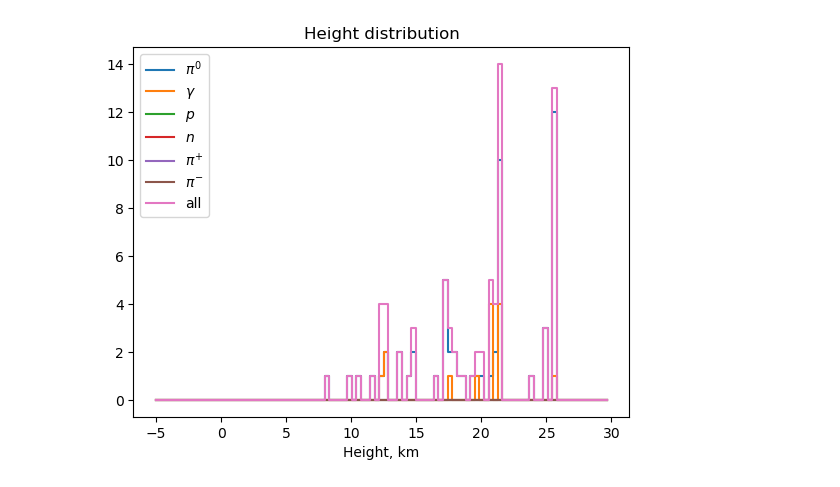
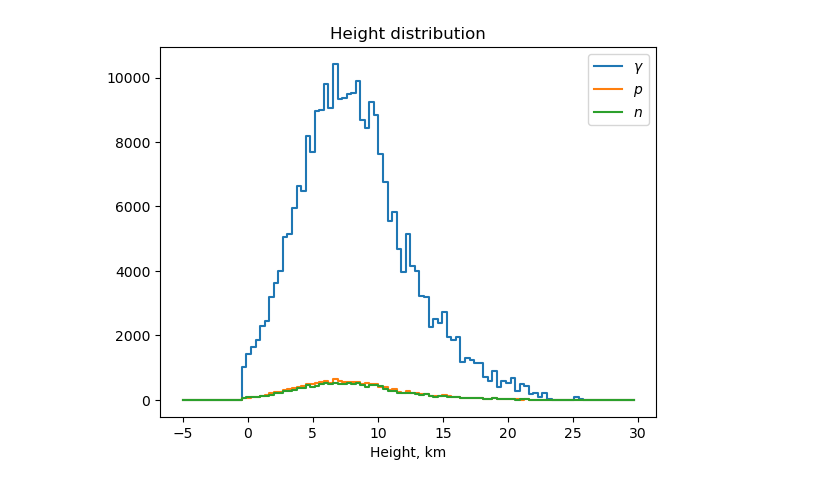
Before and after one commit to jncots/xmax_sigma, a Jupyter notebook: examples/test_cascade_driver.ipynb, the cells around one changed output. Cells and saved outputs as stored; diff of their text form; code cells hidden in the pictures.

```diff
--- a/examples/test_cascade_driver.ipynb
+++ b/examples/test_cascade_driver.ipynb
@@ -9,6 +9,5 @@ sys.path.append("../data_analysis")
 from cascade.cascade_driver import CascadeDriver, CascadeEvent
 from cascade.particle_event import CascadeParticle
 
-init_particle = CascadeParticle(2212, 1e6, 0)
-cas_event = CascadeEvent(emin_threshold = 1e3, particle = init_particle)
+shower = CascadeDriver(CascadeEvent(1e3))
 # %% [output]
@@ -97,10 +119,10 @@ ca.plot_energy_list(pids = [111,22,2212, 2112, 211, -211],
 # %%
-ca.plot_height_list(pids = [111,22,2212, 2112, 211, -211],
-                    all_pids = True, xrange = (-5, 30),
-                    energy_range = (1e15, 1e17),
+ca.plot_height_list(pids = [22, 2212, 2112],
+                    all_pids = False, xrange = (-5, 30),
+                    energy_range = (1e8, 1e13),
                     nbins = 100)
 # %% [output]
-[figure, old version]
+[figure, new version]
 # %%
 # import importlib
 # import cascade.particle_event
```
Also changed, not shown: parts of 11 cells of this notebook, 5 other files.
